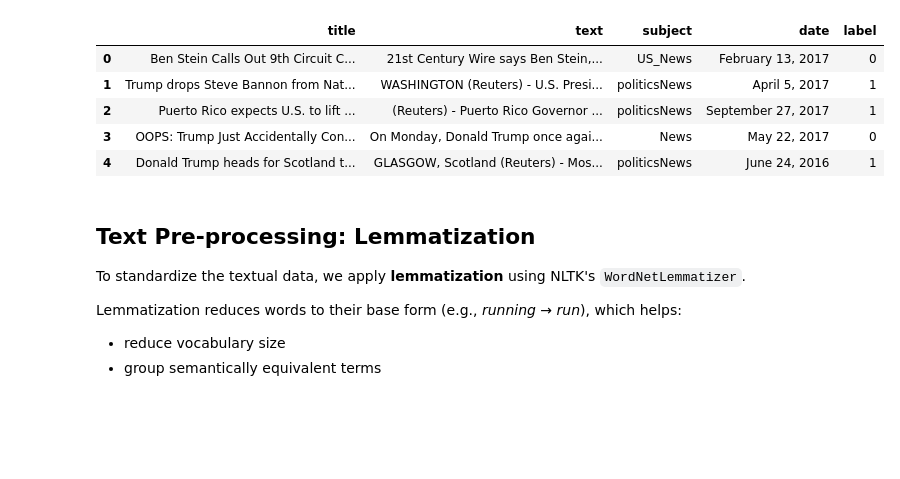
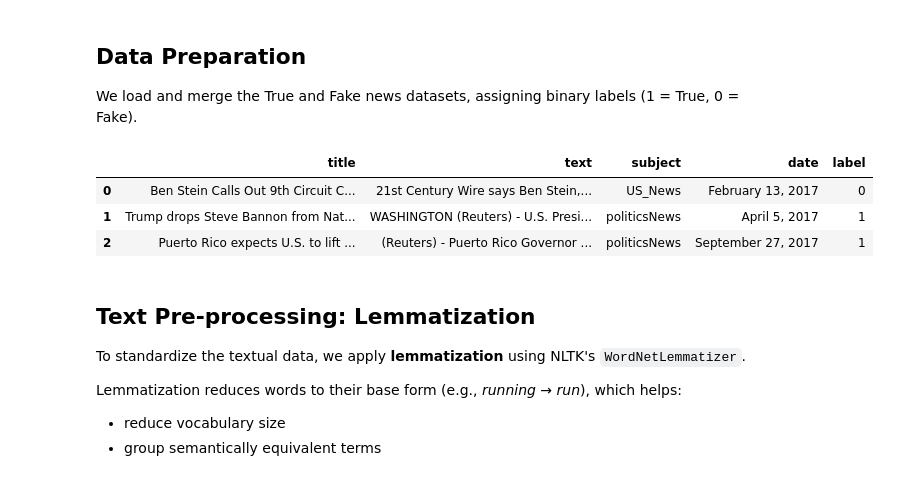
Before and after one commit to caemanuela/fake-news-classification, a Jupyter notebook: eda_ml_models_comparison.ipynb, the cells around one changed output. Cells and saved outputs as stored; diff of their text form; code cells hidden in the pictures; blank space fills up the shorter version.

```diff
--- a/eda_ml_models_comparison.ipynb
+++ b/eda_ml_models_comparison.ipynb
@@ -80,3 +54,7 @@ from nltk.stem import WordNetLemmatizer
+# %% [markdown]
+## Data Preparation
+
+We load and merge the True and Fake news datasets, assigning binary labels (1 = True, 0 = Fake).
 # %%
 # dataset import
 fake = pd.read_csv("dataset/Fake.csv")
@@ -87,15 +65,13 @@ true["label"] = 1
 # %%
 # data merging and randomizaztion
 df = pd.concat([fake, true], ignore_index=True)
 df = df.sample(frac=1, random_state=42).reset_index(drop=True)
-df.head()
+df.head(3)
 # %% [output]
 |  | title | text | subject | date | label |
 | 0 | Ben Stein Calls Out 9th Circuit C... | 21st Century Wire says Ben Stein,... | US_News | February 13, 2017 | 0 |
 | 1 | Trump drops Steve Bannon from Nat... | WASHINGTON (Reuters) - U.S. Presi... | politicsNews | April 5, 2017 | 1 |
 | 2 | Puerto Rico expects U.S. to lift ... | (Reuters) - Puerto Rico Governor ... | politicsNews | September 27, 2017 | 1 |
-| 3 | OOPS: Trump Just Accidentally Con... | On Monday, Donald Trump once agai... | News | May 22, 2017 | 0 |
-| 4 | Donald Trump heads for Scotland t... | GLASGOW, Scotland (Reuters) - Mos... | politicsNews | June 24, 2016 | 1 |
 # %% [markdown]
 ## Text Pre-processing: Lemmatization
 
```
Also changed, not shown: parts of 22 cells of this notebook.
